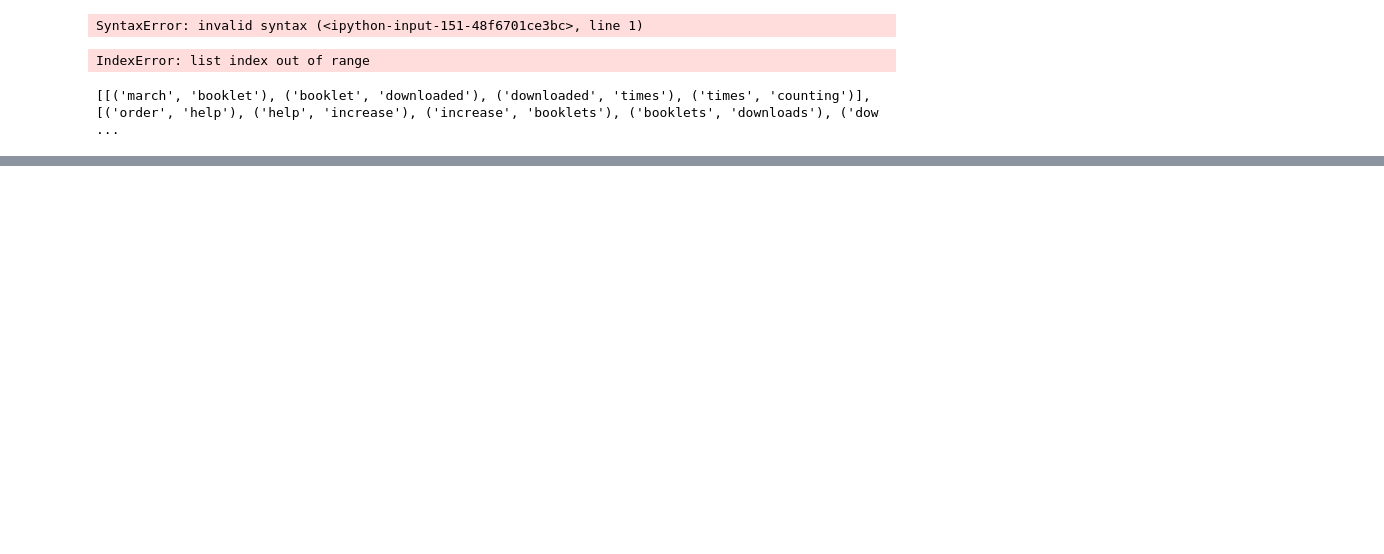
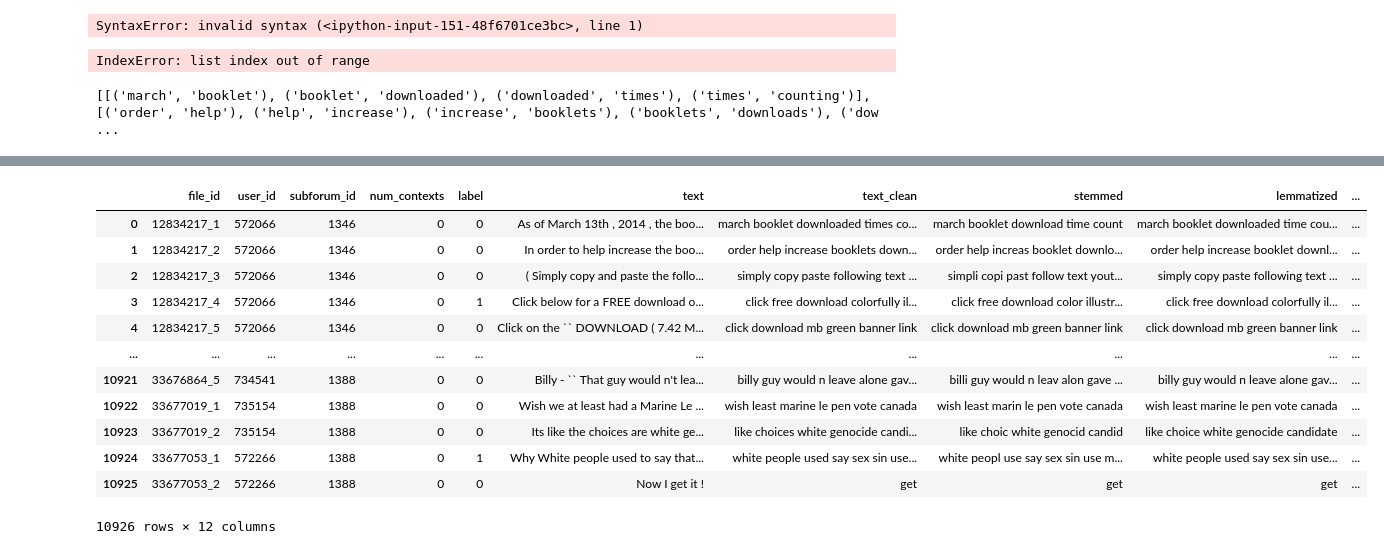
Before and after one commit to martinaviggiano/textsent_project, a Jupyter notebook: Hate Speech Detection Models.new.ipynb, the cells around one changed output, grey strips where cells are left out. Cells and saved outputs as stored; diff of their text form; code cells hidden in the pictures; blank space fills up the shorter version.

```diff
--- a/Hate Speech Detection Models.new.ipynb
+++ b/Hate Speech Detection Models.new.ipynb
@@ -992,11 +999,11 @@ dfm_i.style.highlight_max(color = 'lightgreen', axis = 0).highlight_min(color =
 # %%
-data['Noun'] = []
+data['Nouns'] = []
 for line in data['POS_spacy']:
     for x in line:
-        if x[1] == 'NOUN':
-            data['Noun'].append(x[0])
+        if x[0] == 'NOUN':
+            data['Nouns'].append(x[0])
 # %% [output]
 ValueError: Length of values (0) does not match length of index (10926)
 # %%
-data['noun'] = np.select(data['POS_spacy'][1] == 'NOUN')
+data['noun'] = data['POS_spacy'][1].map(lambda x: 1 if x[1]=='NOUN' else 0).sum()
 # %% [output]
@@ -1003,0 +1011,6 @@ TypeError: _select_dispatcher() missing 1 required positional argument: 'choicel
+# %%
+data['noun']=[]
+for l in data['POS_spacy']:
+    for x in l:
+        if x[0] == 'NOUN':
+            print(x)
@@ -1011,7 +1026,7 @@ data['lemmatized'].apply(only_pos(,'NOUN'))
 # %% [output]
 SyntaxError: invalid syntax (<ipython-input-151-48f6701ce3bc>, line 1)
 # %%
-data['NOUN'] = [x[0] for x in data['POS_spacy'] if x[1] == "NOUN"]
+data['NOUN'] = [x[0] for x in data['POS_spacy'] if x[0] == "NOUN"]
 # %% [output]
 IndexError: list index out of range
 # %%
@@ -1039,0 +1055,16 @@ TypeError: unhashable type: 'list'
+# %%
+data
+# %% [output]
+|  | file_id | user_id | subforum_id | num_contexts | label | text | text_clean | stemmed | lemmatized | ... |
+| 0 | 12834217_1 | 572066 | 1346 | 0 | 0 | As of March 13th , 2014 , the boo... | march booklet downloaded times co... | march booklet download time count | march booklet downloaded time cou... | ... |
+| 1 | 12834217_2 | 572066 | 1346 | 0 | 0 | In order to help increase the boo... | order help increase booklets down... | order help increas booklet downlo... | order help increase booklet downl... | ... |
+| 2 | 12834217_3 | 572066 | 1346 | 0 | 0 | ( Simply copy and paste the follo... | simply copy paste following text ... | simpli copi past follow text yout... | simply copy paste following text ... | ... |
+| 3 | 12834217_4 | 572066 | 1346 | 0 | 1 | Click below for a FREE download o... | click free download colorfully il... | click free download color illustr... | click free download colorfully il... | ... |
+| 4 | 12834217_5 | 572066 | 1346 | 0 | 0 | Click on the `` DOWNLOAD ( 7.42 M... | click download mb green banner link | click download mb green banner link | click download mb green banner link | ... |
+| ... | ... | ... | ... | ... | ... | ... | ... | ... | ... | ... |
+| 10921 | 33676864_5 | 734541 | 1388 | 0 | 0 | Billy - `` That guy would n't lea... | billy guy would n leave alone gav... | billi guy would n leav alon gave ... | billy guy would n leave alone gav... | ... |
+| 10922 | 33677019_1 | 735154 | 1388 | 0 | 0 | Wish we at least had a Marine Le ... | wish least marine le pen vote canada | wish least marin le pen vote canada | wish least marine le pen vote canada | ... |
+| 10923 | 33677019_2 | 735154 | 1388 | 0 | 0 | Its like the choices are white ge... | like choices white genocide candi... | like choic white genocid candid | like choice white genocide candidate | ... |
+| 10924 | 33677053_1 | 572266 | 1388 | 0 | 1 | Why White people used to say that... | white people used say sex sin use... | white peopl use say sex sin use m... | white people used say sex sin use... | ... |
+| 10925 | 33677053_2 | 572266 | 1388 | 0 | 0 | Now I get it ! | get | get | get | ... |
+10926 rows × 12 columns
```
Also changed, not shown: parts of 7 cells of this notebook.
